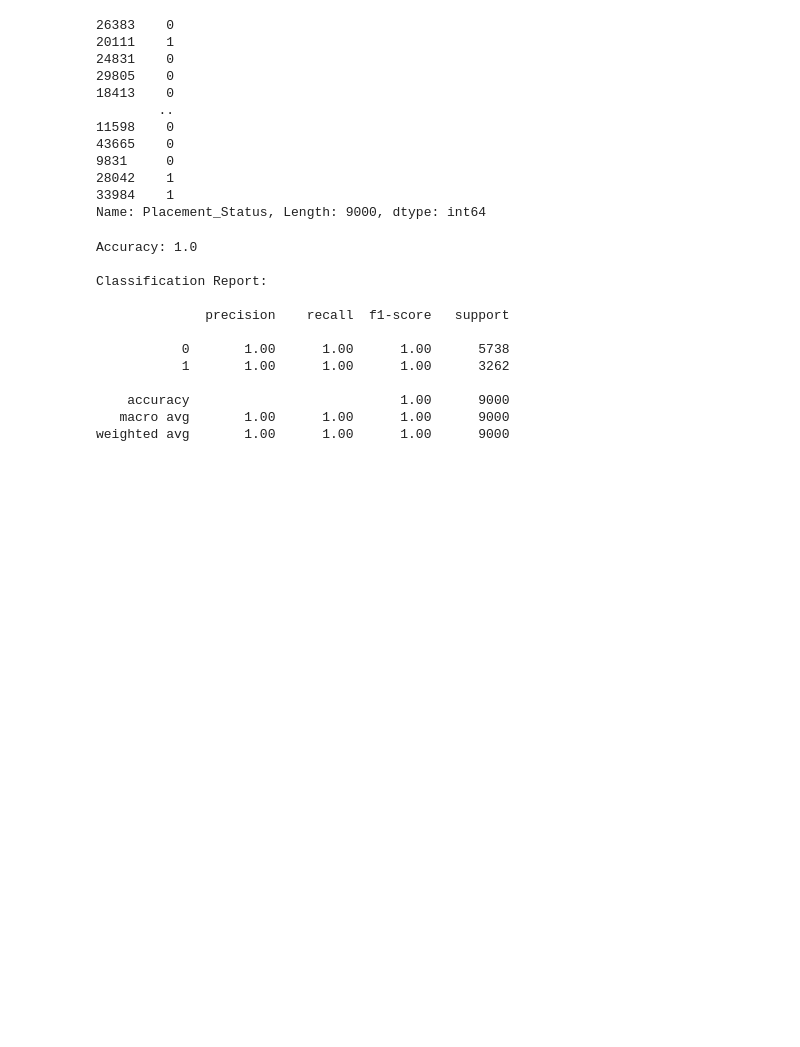
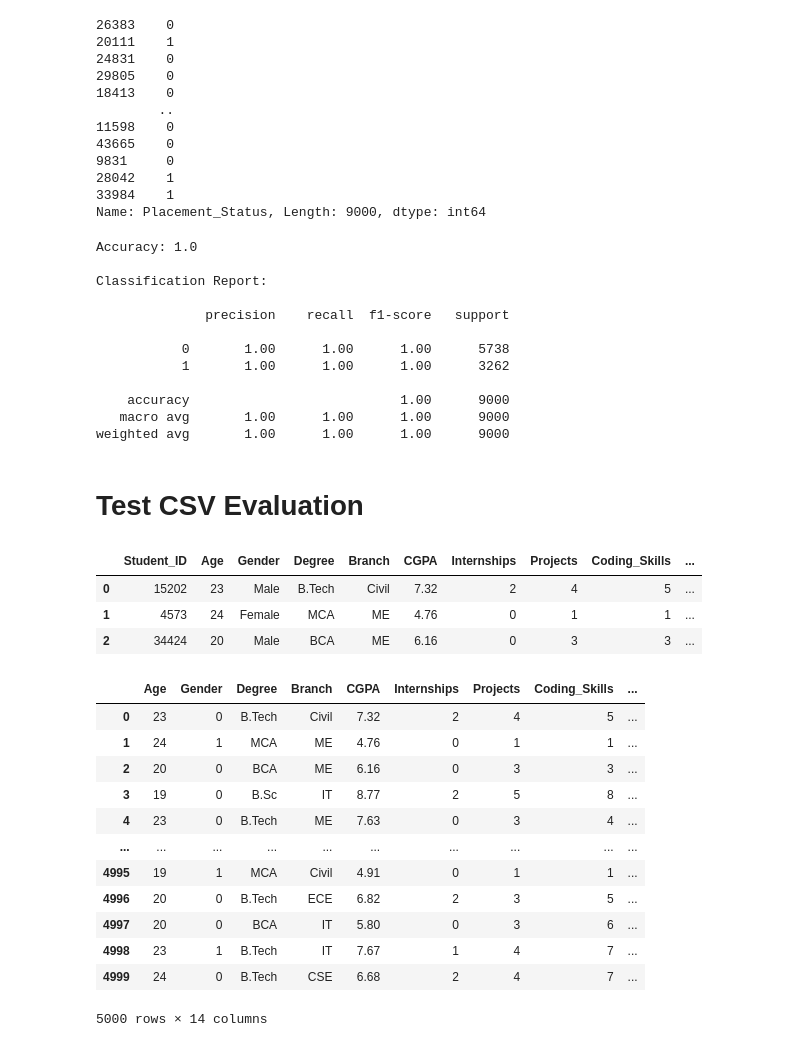
Before and after one commit to aditya-3645/Student_placement_status_ML, a Jupyter notebook: analysis.ipynb, the cells around one changed output. Saved outputs shown, nothing was run; the diff lists cells and outputs as text; code cells hidden in the pictures; blank space fills up the shorter version.

Commit message:
Model evaluation upgraded

```diff
--- a/analysis.ipynb
+++ b/analysis.ipynb
@@ -359,3 +359,34 @@ Classification Report:
     accuracy                           1.00      9000
    macro avg       1.00      1.00      1.00      9000
 weighted avg       1.00      1.00      1.00      9000
+# %% [markdown]
+# **Test CSV Evaluation**
+# %%
+test_df=pd.read_csv('test.csv')
+# %%
+test_df.head(3)
+# %% [output]
+|  | Student_ID | Age | Gender | Degree | Branch | CGPA | Internships | Projects | Coding_Skills | ... |
+| 0 | 15202 | 23 | Male | B.Tech | Civil | 7.32 | 2 | 4 | 5 | ... |
+| 1 | 4573 | 24 | Female | MCA | ME | 4.76 | 0 | 1 | 1 | ... |
+| 2 | 34424 | 20 | Male | BCA | ME | 6.16 | 0 | 3 | 3 | ... |
+# %%
+test_df=test_df.drop(columns=['Student_ID'])
+# %%
+test_df['Gender']=test_df['Gender'].replace({'Female':1,'Male':0}).astype(int)
+test_df['Placement_Status']=test_df['Placement_Status'].replace({'Not Placed':0,'Placed':1})
+test_df
+# %% [output]
+|  | Age | Gender | Degree | Branch | CGPA | Internships | Projects | Coding_Skills | ... |
+| 0 | 23 | 0 | B.Tech | Civil | 7.32 | 2 | 4 | 5 | ... |
+| 1 | 24 | 1 | MCA | ME | 4.76 | 0 | 1 | 1 | ... |
+| 2 | 20 | 0 | BCA | ME | 6.16 | 0 | 3 | 3 | ... |
+| 3 | 19 | 0 | B.Sc | IT | 8.77 | 2 | 5 | 8 | ... |
+| 4 | 23 | 0 | B.Tech | ME | 7.63 | 0 | 3 | 4 | ... |
+| ... | ... | ... | ... | ... | ... | ... | ... | ... | ... |
+| 4995 | 19 | 1 | MCA | Civil | 4.91 | 0 | 1 | 1 | ... |
+| 4996 | 20 | 0 | B.Tech | ECE | 6.82 | 2 | 3 | 5 | ... |
+| 4997 | 20 | 0 | BCA | IT | 5.80 | 0 | 3 | 6 | ... |
+| 4998 | 23 | 1 | B.Tech | IT | 7.67 | 1 | 4 | 7 | ... |
+| 4999 | 24 | 0 | B.Tech | CSE | 6.68 | 2 | 4 | 7 | ... |
+5000 rows × 14 columns
```
Also changed, not shown: parts of 6 cells of this notebook.
